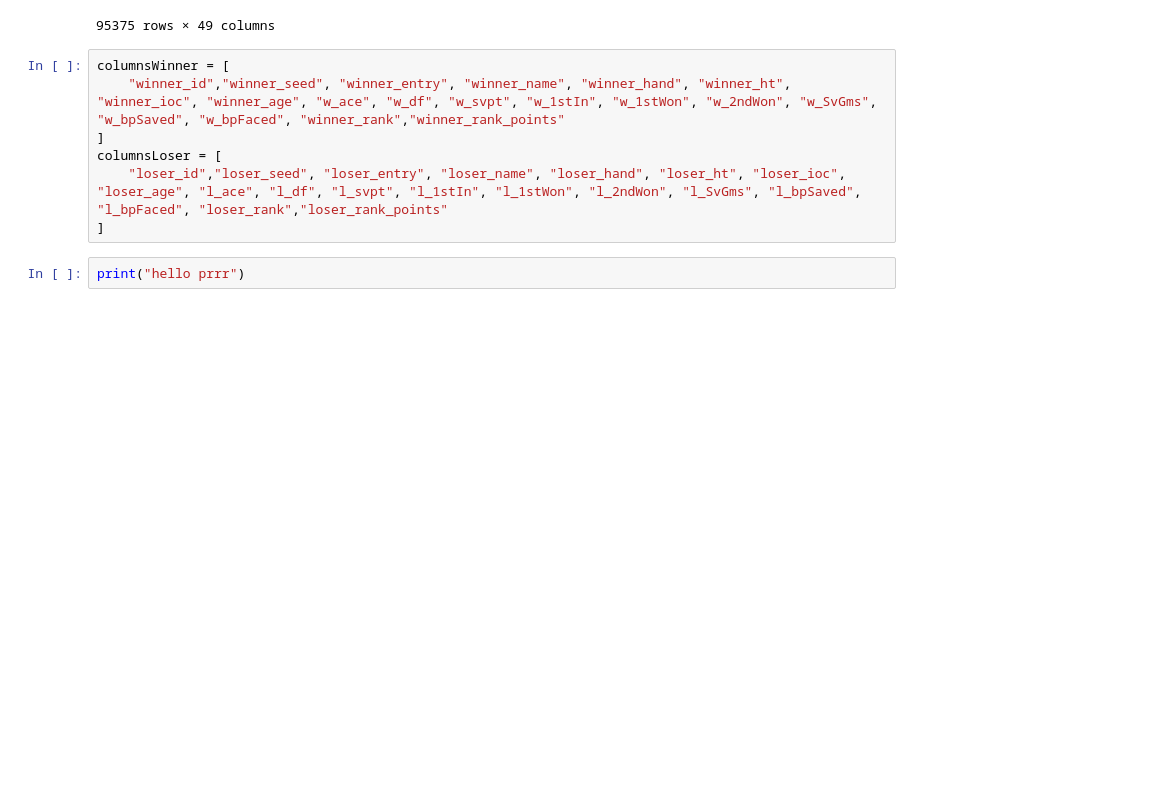
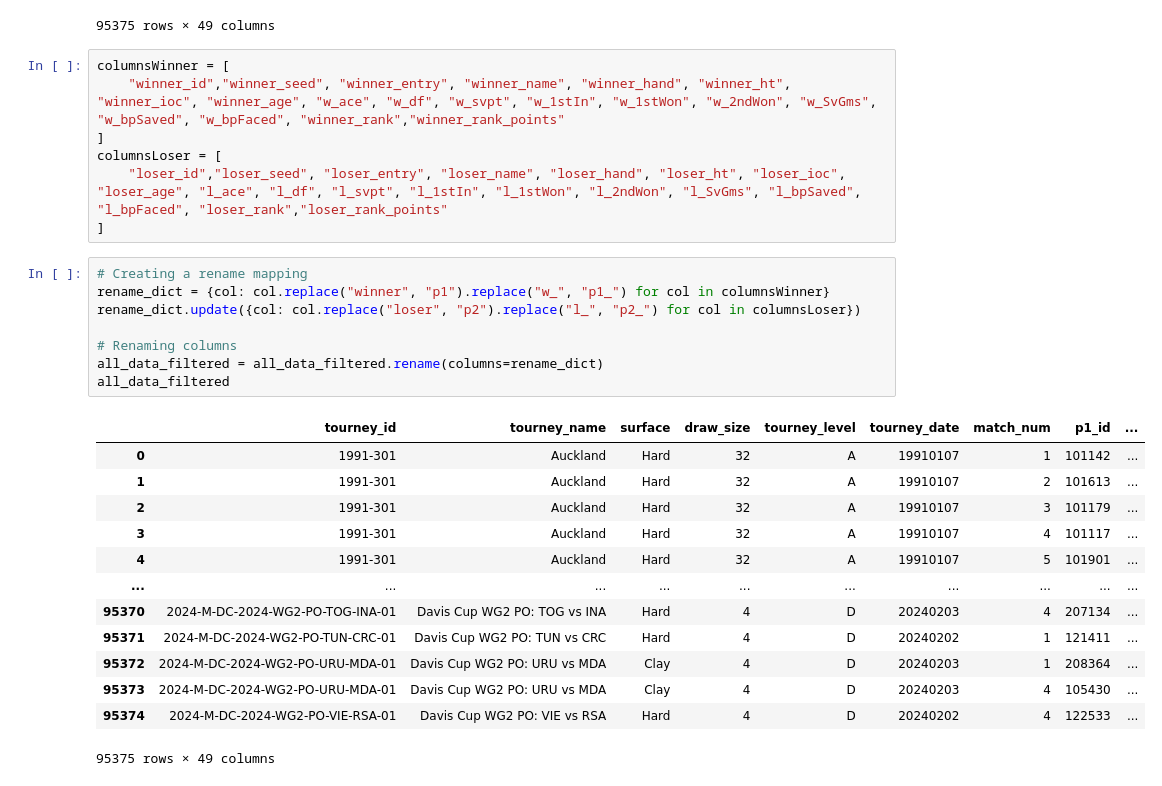
Before and after one commit to AhmadKoman/ATP-predictor, a Jupyter notebook: Ahmad/Data_cleanup.ipynb, the cells around one changed output. Cells and saved outputs as stored; diff of their text form; blank space fills up the shorter version.

Commit message:
clean data done,

```diff
--- a/Ahmad/Data_cleanup.ipynb
+++ b/Ahmad/Data_cleanup.ipynb
@@ -73,4 +73,24 @@ columnsLoser = [
     "loser_id","loser_seed", "loser_entry", "loser_name", "loser_hand", "loser_ht", "loser_ioc", "loser_age", "l_ace", "l_df", "l_svpt", "l_1stIn", "l_1stWon", "l_2ndWon", "l_SvGms", "l_bpSaved", "l_bpFaced", "loser_rank","loser_rank_points"
 ]
 # %%
-print("hello prrr")
+# Creating a rename mapping
+rename_dict = {col: col.replace("winner", "p1").replace("w_", "p1_") for col in columnsWinner}
+rename_dict.update({col: col.replace("loser", "p2").replace("l_", "p2_") for col in columnsLoser})
+
+# Renaming columns
+all_data_filtered = all_data_filtered.rename(columns=rename_dict)
+all_data_filtered
+# %% [output]
+|  | tourney_id | tourney_name | surface | draw_size | tourney_level | tourney_date | match_num | p1_id | ... |
+| 0 | 1991-301 | Auckland | Hard | 32 | A | 19910107 | 1 | 101142 | ... |
+| 1 | 1991-301 | Auckland | Hard | 32 | A | 19910107 | 2 | 101613 | ... |
+| 2 | 1991-301 | Auckland | Hard | 32 | A | 19910107 | 3 | 101179 | ... |
+| 3 | 1991-301 | Auckland | Hard | 32 | A | 19910107 | 4 | 101117 | ... |
+| 4 | 1991-301 | Auckland | Hard | 32 | A | 19910107 | 5 | 101901 | ... |
+| ... | ... | ... | ... | ... | ... | ... | ... | ... | ... |
+| 95370 | 2024-M-DC-2024-WG2-PO-TOG-INA-01 | Davis Cup WG2 PO: TOG vs INA | Hard | 4 | D | 20240203 | 4 | 207134 | ... |
+| 95371 | 2024-M-DC-2024-WG2-PO-TUN-CRC-01 | Davis Cup WG2 PO: TUN vs CRC | Hard | 4 | D | 20240202 | 1 | 121411 | ... |
+| 95372 | 2024-M-DC-2024-WG2-PO-URU-MDA-01 | Davis Cup WG2 PO: URU vs MDA | Clay | 4 | D | 20240203 | 1 | 208364 | ... |
+| 95373 | 2024-M-DC-2024-WG2-PO-URU-MDA-01 | Davis Cup WG2 PO: URU vs MDA | Clay | 4 | D | 20240203 | 4 | 105430 | ... |
+| 95374 | 2024-M-DC-2024-WG2-PO-VIE-RSA-01 | Davis Cup WG2 PO: VIE vs RSA | Hard | 4 | D | 20240202 | 4 | 122533 | ... |
+95375 rows × 49 columns
```
Also changed, not shown: parts of 2 cells of this notebook.
